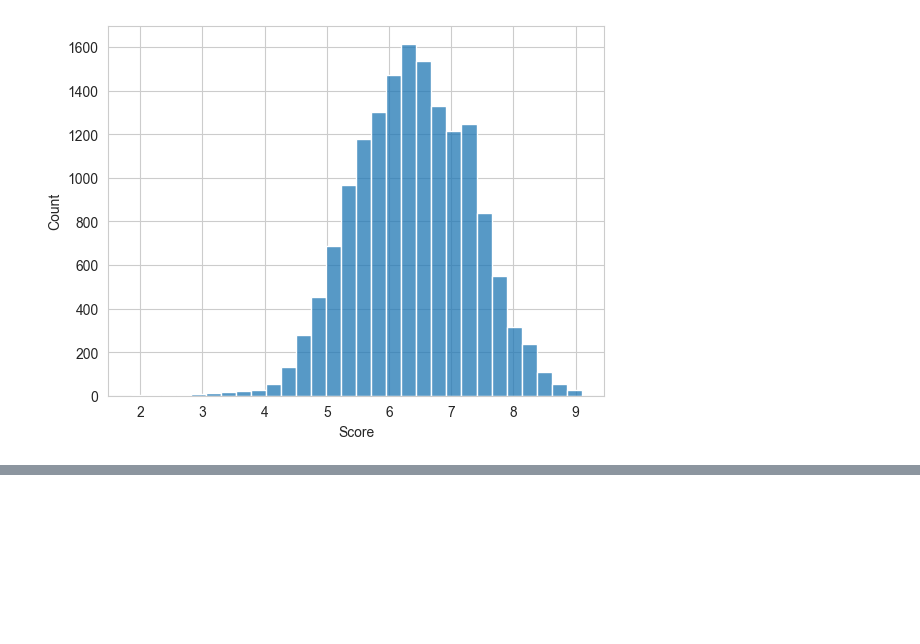
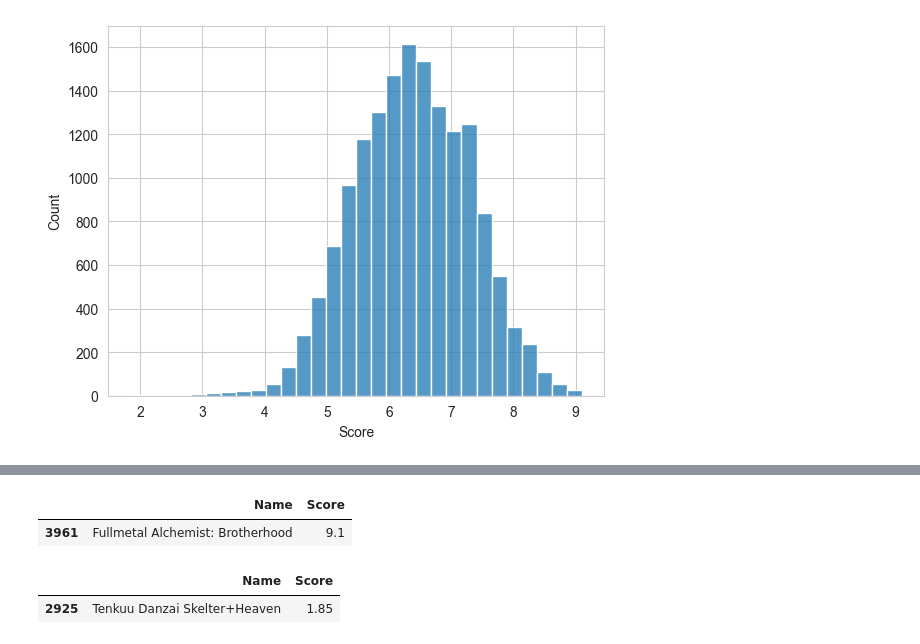
Before and after one commit to lucashensil/Analise-MyAnimeList-2023, a Jupyter notebook: main.ipynb, the cells around one changed output, grey strips where cells are left out. Saved outputs shown, nothing was run; the diff lists cells and outputs as text; code cells hidden in the pictures; blank space fills up the shorter version.

```diff
--- a/main.ipynb
+++ b/main.ipynb
@@ -93,0 +101,17 @@ plt.show()
+# %%
+data_scores = data.loc[data['Score'] != 'UNKNOWN']
+
+scores = data_scores[['Name', 'Score']]
+
+maximum = scores['Score'].max()
+minimum = scores['Score'].min()
+
+best_anime = scores.loc[scores['Score'] == maximum]
+worst_anime = scores.loc[scores['Score'] == minimum]
+
+display(best_anime, worst_anime)
+# %% [output]
+|  | Name | Score |
+| 3961 | Fullmetal Alchemist: Brotherhood | 9.1 |
+|  | Name | Score |
+| 2925 | Tenkuu Danzai Skelter+Heaven | 1.85 |
```
Also changed, not shown: parts of 1 cell of this notebook.
